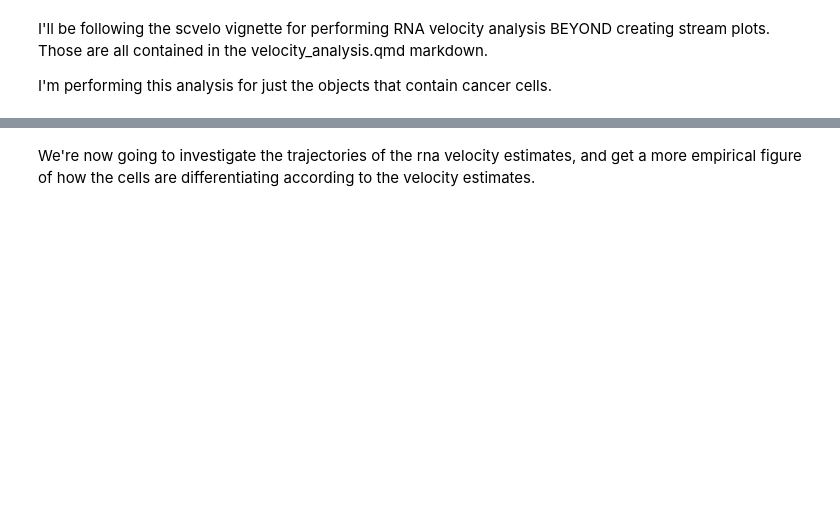
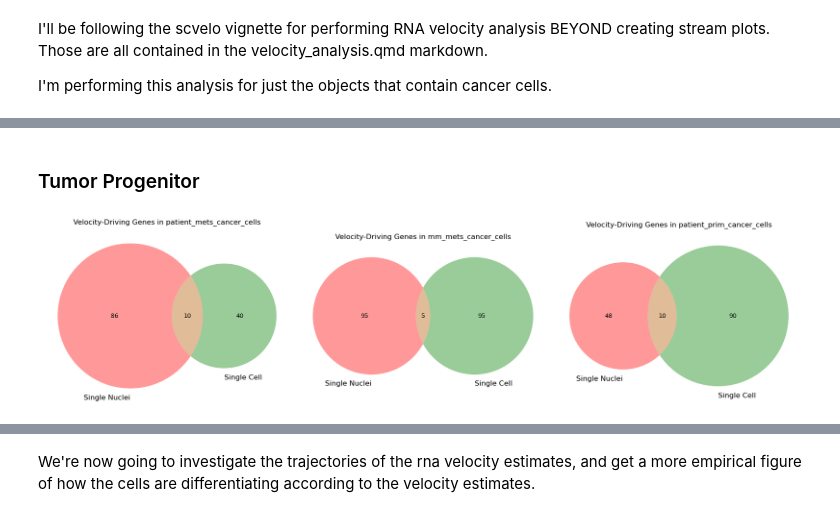
Before and after one commit to kidcancerlab/Osteo_atlas, a Jupyter notebook: get_velocity_genes.ipynb, the cells around one changed output, grey strips where cells are left out. Drawn from its saved outputs; the diff is of its cells as text; code cells hidden in the pictures; blank space fills up the shorter version.

```diff
--- a/get_velocity_genes.ipynb
+++ b/get_velocity_genes.ipynb
@@ -67,0 +143,6 @@ scv.pl.scatter(ob_list["patient_mets_cancer_cells"], c = keys, perc = [5, 95], b
+# %% [markdown]
+### Tumor Progenitor
+# %%
+velo_venn("Tumor_Progenitor")
+# %% [output]
+[figure, added]
```
Also changed, not shown: parts of 30 cells of this notebook, 2 other files.
